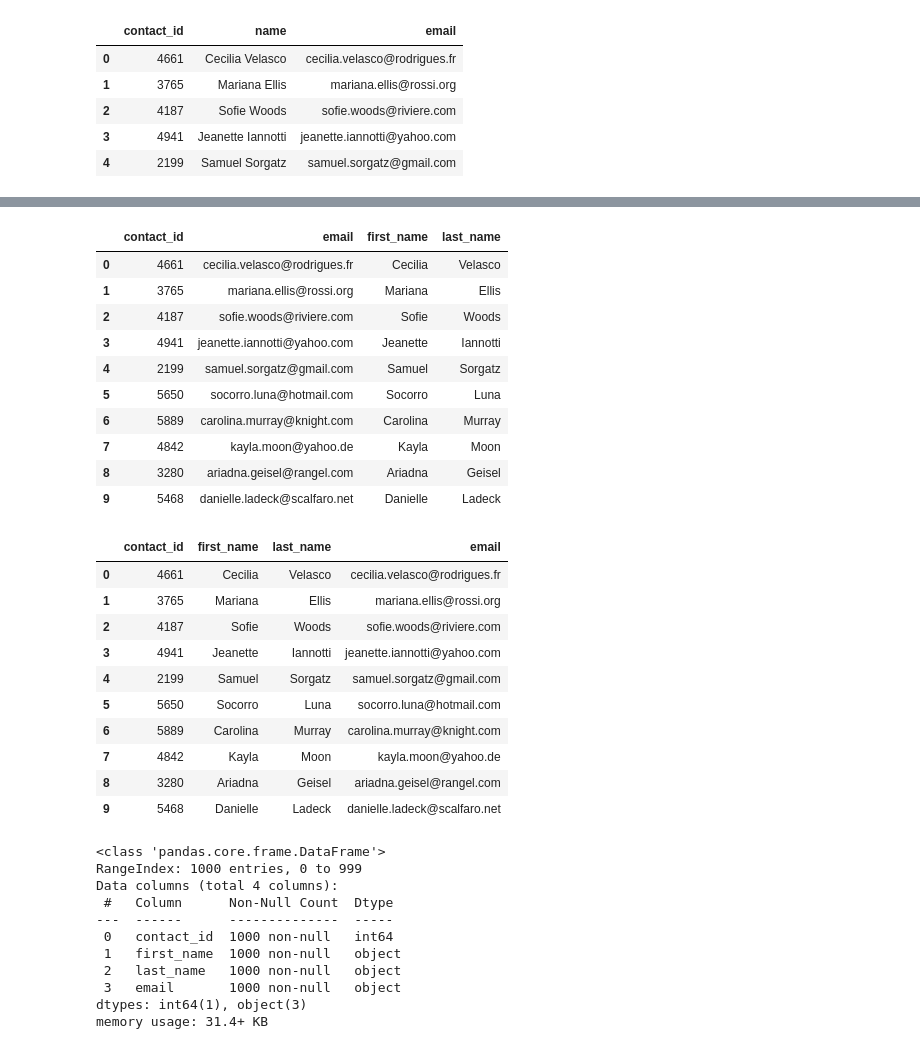
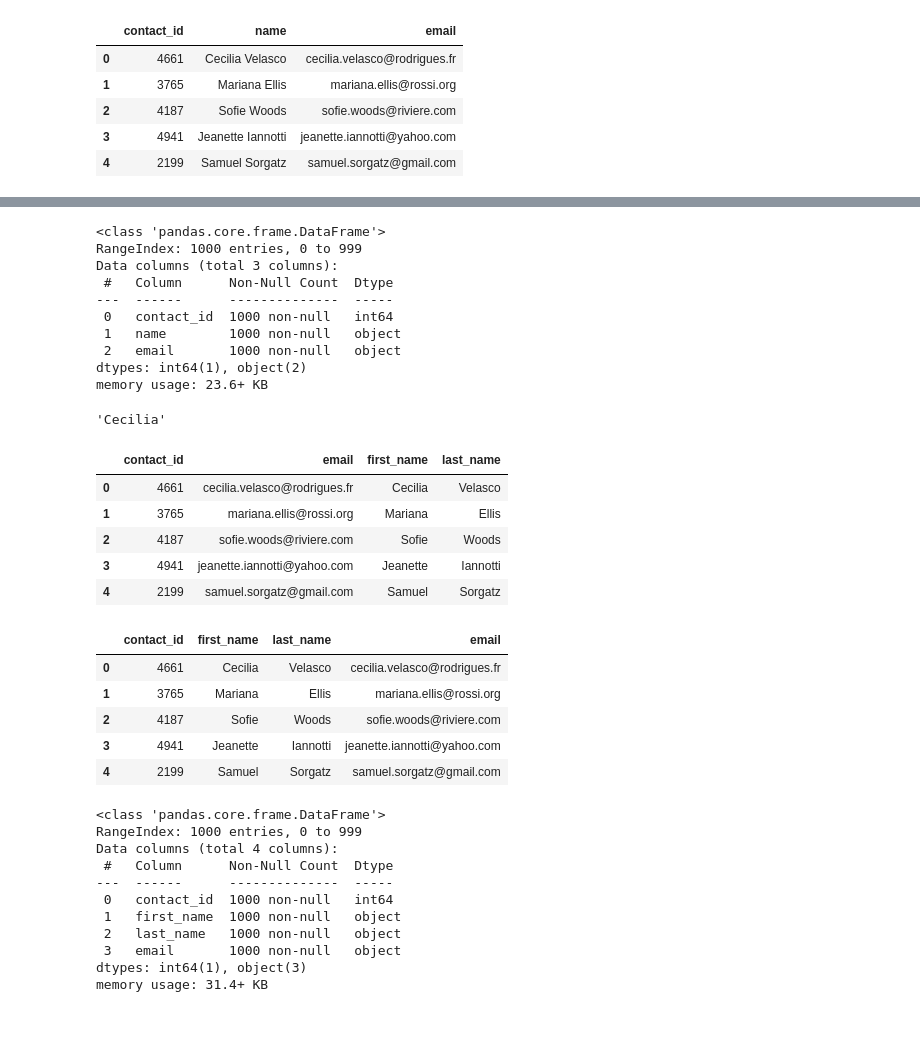
Before and after one commit to jtiggs/Crowdfunding_ETL, a Jupyter notebook: Ashelyn/ETL_Mini_Project_AAllred_RCapps_JLarson_JTiggs.ipynb, the cells around one changed output, grey strips where cells are left out. Cells and saved outputs as stored; diff of their text form; code cells hidden in the pictures; blank space fills up the shorter version.

```diff
--- a/Ashelyn/ETL_Mini_Project_AAllred_RCapps_JLarson_JTiggs.ipynb
+++ b/Ashelyn/ETL_Mini_Project_AAllred_RCapps_JLarson_JTiggs.ipynb
@@ -290,6 +292,8 @@ campaign_cleaned.to_csv("Resources/campaign.csv", index=False)
 # %%
 # Read the data into a Pandas DataFrame. Use the `header=2` parameter when reading in the data.
-contact_info_df = pd.read_excel('Resources/contacts.xlsx', header=2)
+# ^ THIS IS WRONG AND COST ME HALF AN HOUR OF MY TIME, USE 'header=3' INSTEAD
+
+contact_info_df = pd.read_excel('Resources/contacts.xlsx', header=3)
 contact_info_df.head()
 # %% [output]
 |  | contact_info |
@@ -315,6 +319,7 @@ Then export the DataFrame as a `contacts.csv` CSV file.
 import json
 dict_values = []
 
+dict_values = [json.loads(row[0]) for row in contact_info_df.values]
 
 # Print out the list of values for each row.
 print(dict_values)
@@ -346,22 +346,42 @@ memory usage: 23.6+ KB
+# %%
+contact_info_df_cleaned['contact_id'] = contact_info_df_cleaned['contact_id'].astype('int')
+
+# Check the datatypes.
+contact_info_df_cleaned.info()
+# %% [output]
+<class 'pandas.core.frame.DataFrame'>
+RangeIndex: 1000 entries, 0 to 999
+Data columns (total 3 columns):
+ #   Column      Non-Null Count  Dtype
+---  ------      --------------  -----
+ 0   contact_id  1000 non-null   int64
+ 1   name        1000 non-null   object
+ 2   email       1000 non-null   object
+dtypes: int64(1), object(2)
+memory usage: 23.6+ KB
+# %%
+contact_info_df_cleaned['name'][0].split(' ')[0]
+# %% [output]
+'Cecilia'
 # %%
-# Create a "first"name" and "last_name" column with the first and last names from the "name" column.
-
+# Create a "first_name" and "last_name" column with the first and last names from the "name" column.
+contact_info_df_cleaned[['first_name', 'last_name']] = [value.split(' ') for value in contact_info_df_cleaned['name']]
 
 # Drop the contact_name column
+del contact_info_df_cleaned['name']
+
+contact_info_df_cleaned.head()
 # %% [output]
 |  | contact_id | email | first_name | last_name |
 | 0 | 4661 | cecilia.velasco@rodrigues.fr | Cecilia | Velasco |
 | 1 | 3765 | mariana.ellis@rossi.org | Mariana | Ellis |
 | 2 | 4187 | sofie.woods@riviere.com | Sofie | Woods |
 | 3 | 4941 | jeanette.iannotti@yahoo.com | Jeanette | Iannotti |
 | 4 | 2199 | samuel.sorgatz@gmail.com | Samuel | Sorgatz |
-| 5 | 5650 | socorro.luna@hotmail.com | Socorro | Luna |
-| 6 | 5889 | carolina.murray@knight.com | Carolina | Murray |
-| 7 | 4842 | kayla.moon@yahoo.de | Kayla | Moon |
-| 8 | 3280 | ariadna.geisel@rangel.com | Ariadna | Geisel |
-| 9 | 5468 | danielle.ladeck@scalfaro.net | Danielle | Ladeck |
 # %%
 # Reorder the columns
+contact_info_df_cleaned = contact_info_df_cleaned[['contact_id', 'first_name', 'last_name', 'email']]
+contact_info_df_cleaned.head()
 # %% [output]
 |  | contact_id | first_name | last_name | email |
 | 0 | 4661 | Cecilia | Velasco | cecilia.velasco@rodrigues.fr |
@@ -369,10 +389,5 @@ memory usage: 23.6+ KB
 | 2 | 4187 | Sofie | Woods | sofie.woods@riviere.com |
 | 3 | 4941 | Jeanette | Iannotti | jeanette.iannotti@yahoo.com |
 | 4 | 2199 | Samuel | Sorgatz | samuel.sorgatz@gmail.com |
-| 5 | 5650 | Socorro | Luna | socorro.luna@hotmail.com |
-| 6 | 5889 | Carolina | Murray | carolina.murray@knight.com |
-| 7 | 4842 | Kayla | Moon | kayla.moon@yahoo.de |
-| 8 | 3280 | Ariadna | Geisel | ariadna.geisel@rangel.com |
-| 9 | 5468 | Danielle | Ladeck | danielle.ladeck@scalfaro.net |
 # %%
 # Check the datatypes one more time before exporting as CSV file.
```
Also changed, not shown: parts of 18 cells of this notebook, 1 other file.
